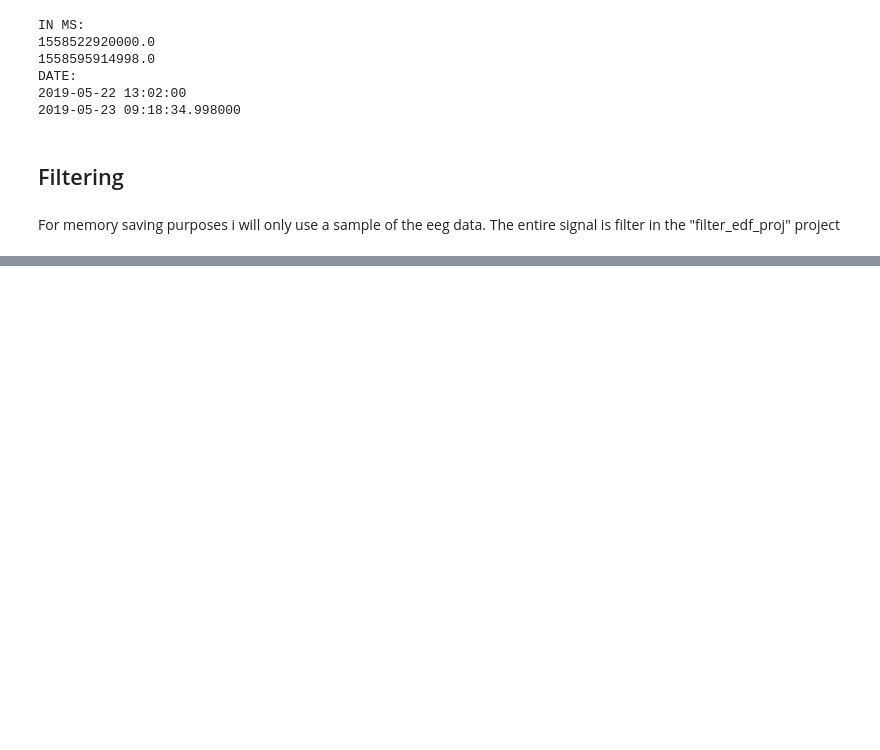
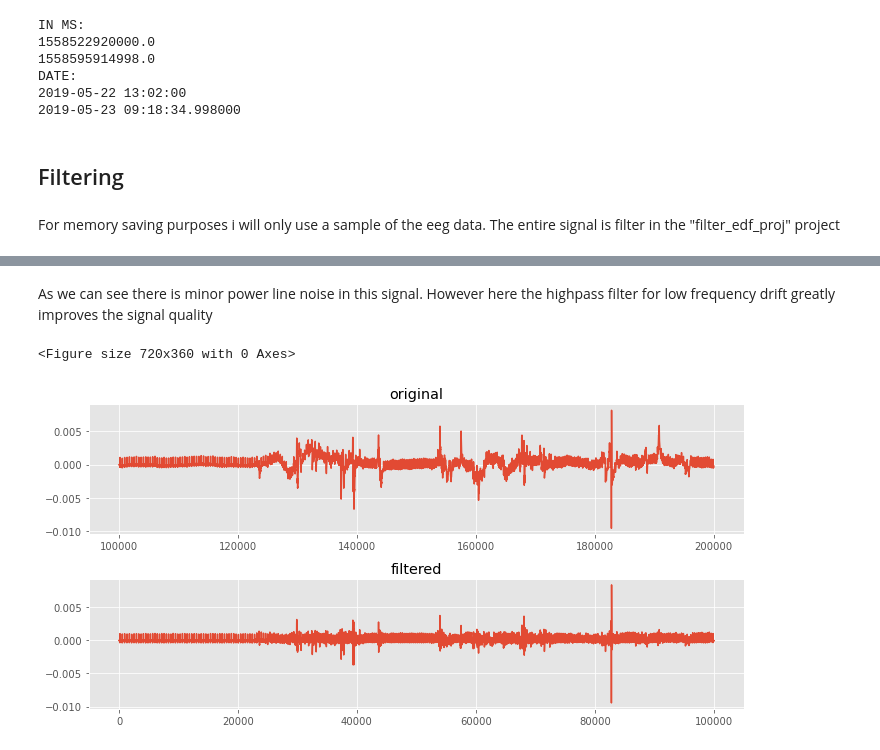
Before and after one commit to nikl1425/DeepLearning_Master, a Jupyter notebook: Master_Thesis_Project/Data_Analysis/ECG-Dataset-Køge.ipynb, the cells around one changed output, grey strips where cells are left out. Saved outputs shown, nothing was run; the diff lists cells and outputs as text; code cells hidden in the pictures; blank space fills up the shorter version.

```diff
--- a/Master_Thesis_Project/Data_Analysis/ECG-Dataset-Køge.ipynb
+++ b/Master_Thesis_Project/Data_Analysis/ECG-Dataset-Køge.ipynb
@@ -220,0 +302,28 @@ plt.show()
+# %% [markdown]
+As we can see there is minor power line noise in this signal. However here the highpass filter for low frequency drift greatly improves the signal quality
+# %%
+def apply_ecg_filter(series, FREQ):
+    series = notch_filter(series, 50, 30, fs=FREQ)
+    series = butter_highpass_filter(series, 1, FREQ, order=4)
+    series = butter_bandpass_filter(series, 1, 98, FREQ)
+    return series
+# %%
+f_filt_sample = apply_ecg_filter(filt_sample, ECG_FREQ)
+# %%
+plt.figure(figsize=(10,5), facecolor='w')
+fig, axs = plt.subplots(2,  figsize=(10,5), facecolor='w')
+
+axs[0].plot(filt_sample)
+axs[0].set_title("original")
+
+axs[1].plot(f_filt_sample)
+axs[1].set_title("filtered")
+
+my_x_ticks = ['start', "end"]
+#plt.xticks([0, len(eeg_df['CH-1'])], my_x_ticks)
+fig.tight_layout()
+plt.savefig("Channelspatient4")
+plt.show()
+# %% [output]
+<Figure size 720x360 with 0 Axes>
+[figure, added]
```
Also changed, not shown: parts of 21 cells of this notebook.
